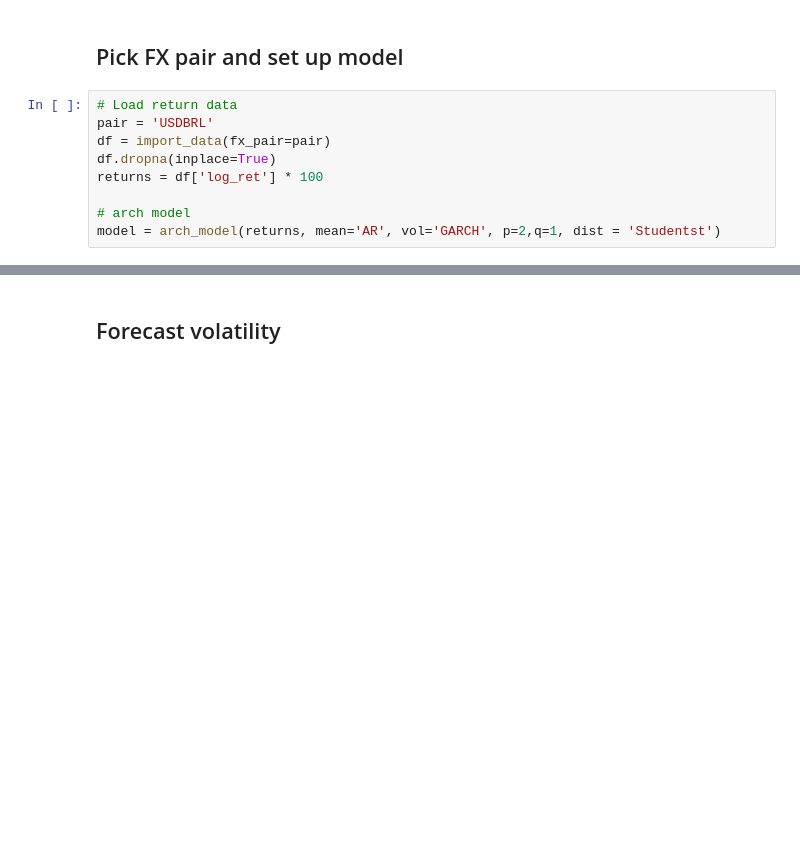
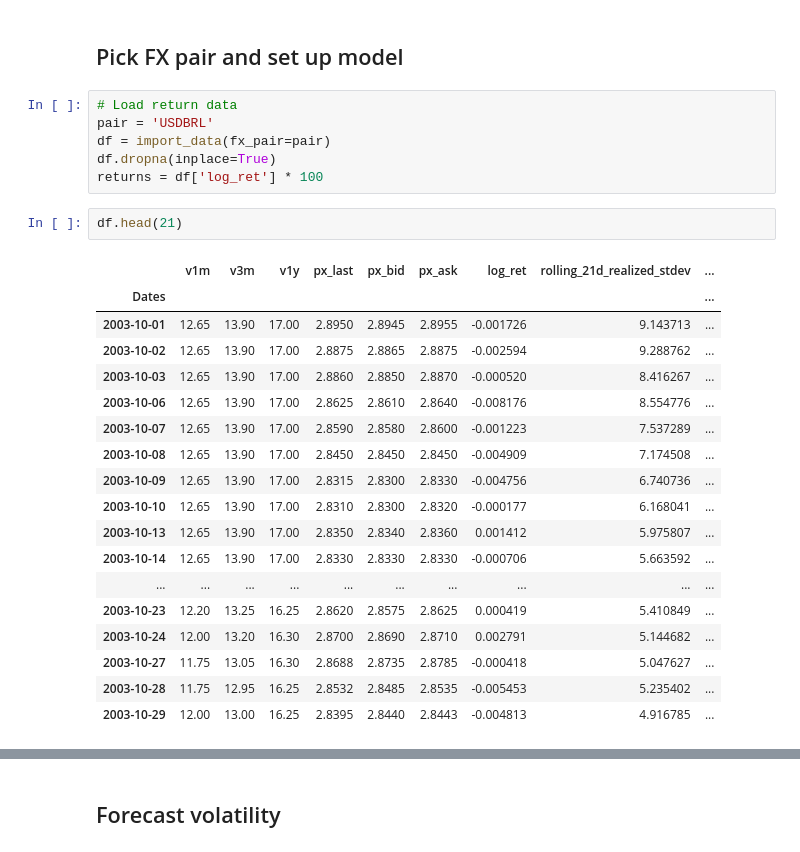
Before and after one commit to frederikbachdk/FXVolTrading, a Jupyter notebook: tradingstrategy/garch_trading.ipynb, the cells around one changed output, grey strips where cells are left out. Drawn from its saved outputs; the diff is of its cells as text; blank space fills up the shorter version.

```diff
--- a/tradingstrategy/garch_trading.ipynb
+++ b/tradingstrategy/garch_trading.ipynb
@@ -24,6 +24,24 @@ pair = 'USDBRL'
 df = import_data(fx_pair=pair)
 df.dropna(inplace=True)
 returns = df['log_ret'] * 100
-
-# arch model
-model = arch_model(returns, mean='AR', vol='GARCH', p=2,q=1, dist = 'Studentst')
+# %%
+df.head(21)
+# %% [output]
+|  | v1m | v3m | v1y | px_last | px_bid | px_ask | log_ret | rolling_21d_realized_stdev | ... |
+| Dates |  |  |  |  |  |  |  |  | ... |
+| 2003-10-01 | 12.65 | 13.90 | 17.00 | 2.8950 | 2.8945 | 2.8955 | -0.001726 | 9.143713 | ... |
+| 2003-10-02 | 12.65 | 13.90 | 17.00 | 2.8875 | 2.8865 | 2.8875 | -0.002594 | 9.288762 | ... |
+| 2003-10-03 | 12.65 | 13.90 | 17.00 | 2.8860 | 2.8850 | 2.8870 | -0.000520 | 8.416267 | ... |
+| 2003-10-06 | 12.65 | 13.90 | 17.00 | 2.8625 | 2.8610 | 2.8640 | -0.008176 | 8.554776 | ... |
+| 2003-10-07 | 12.65 | 13.90 | 17.00 | 2.8590 | 2.8580 | 2.8600 | -0.001223 | 7.537289 | ... |
+| 2003-10-08 | 12.65 | 13.90 | 17.00 | 2.8450 | 2.8450 | 2.8450 | -0.004909 | 7.174508 | ... |
+| 2003-10-09 | 12.65 | 13.90 | 17.00 | 2.8315 | 2.8300 | 2.8330 | -0.004756 | 6.740736 | ... |
+| 2003-10-10 | 12.65 | 13.90 | 17.00 | 2.8310 | 2.8300 | 2.8320 | -0.000177 | 6.168041 | ... |
+| 2003-10-13 | 12.65 | 13.90 | 17.00 | 2.8350 | 2.8340 | 2.8360 | 0.001412 | 5.975807 | ... |
+| 2003-10-14 | 12.65 | 13.90 | 17.00 | 2.8330 | 2.8330 | 2.8330 | -0.000706 | 5.663592 | ... |
+| ... | ... | ... | ... | ... | ... | ... | ... | ... | ... |
+| 2003-10-23 | 12.20 | 13.25 | 16.25 | 2.8620 | 2.8575 | 2.8625 | 0.000419 | 5.410849 | ... |
+| 2003-10-24 | 12.00 | 13.20 | 16.30 | 2.8700 | 2.8690 | 2.8710 | 0.002791 | 5.144682 | ... |
+| 2003-10-27 | 11.75 | 13.05 | 16.30 | 2.8688 | 2.8735 | 2.8785 | -0.000418 | 5.047627 | ... |
+| 2003-10-28 | 11.75 | 12.95 | 16.25 | 2.8532 | 2.8485 | 2.8535 | -0.005453 | 5.235402 | ... |
+| 2003-10-29 | 12.00 | 13.00 | 16.25 | 2.8395 | 2.8440 | 2.8443 | -0.004813 | 4.916785 | ... |
```
Also changed, not shown: parts of 7 cells of this notebook, 6 other files.
